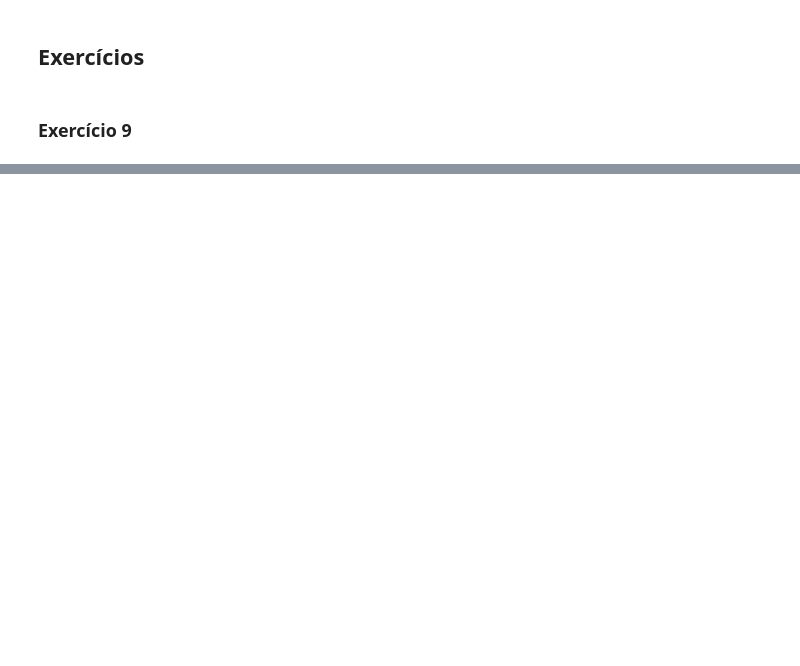
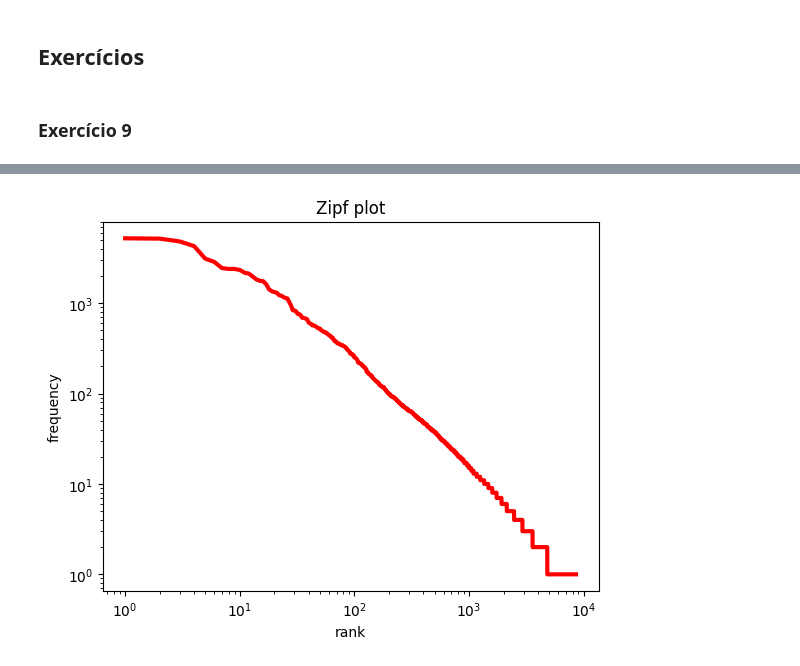
Before and after one commit to fabiodm7/dataScience, a Jupyter notebook: PenseEmPython/13.Estrutura.ipynb, the cells around one changed output, grey strips where cells are left out. Drawn from its saved outputs; the diff is of its cells as text; code cells hidden in the pictures; blank space fills up the shorter version.

```diff
--- a/PenseEmPython/13.Estrutura.ipynb
+++ b/PenseEmPython/13.Estrutura.ipynb
@@ -79,2 +338,14 @@ livro
 # %% [markdown]
 ### Exercício 6
+# %%
+def subtract(d1, d2):
+    """Returns a set of all keys that appear in d1 but not d2.
+    d1, d2: dictionaries
+    """
+    return set(d1) - set(d2)
+
+words = process_file('./words.txt')
+diff = subtract(hist,words)
+print("Words in the book that aren't in the word list:")
+for word in diff:
+    print(word,end=' ')
@@ -92,0 +446,8 @@ livro
+# %%
+filename = './emma.txt'
+n = 100
+order = 2
+
+process_file(filename, order)
+random_text(n)
+print(n)
@@ -94,3 +457,67 @@ livro
 ## Exercícios
 # %% [markdown]
 ### Exercício 9
+# %%
+import matplotlib.pyplot as plt
+
+def process_file(filename, skip_header):
+    """Makes a histogram that contains the words from a file.
+
+    filename: string
+    skip_header: boolean, whether to skip the Gutenberg header
+
+    returns: map from each word to the number of times it appears.
+    """
+    hist = {}
+    fp = open(filename)
+
+    if skip_header:
+        skip_gutenberg_header(fp)
+
+    for line in fp:
+        if line.startswith('*** END OF THIS'):
+            break
+
+        process_line(line, hist)
+
+    return hist
+
+
+def skip_gutenberg_header(fp):
+    """Reads from fp until it finds the line that ends the header.
+
+    fp: open file object
+    """
+    for line in fp:
+        if line.startswith('*** START OF THIS'):
+            break
+
+def rank_freq(hist):
+    freqs = list(hist.values())
+    freqs.sort(reverse=True)
+
+    rf = [(r+1, f) for r, f in enumerate(freqs)]
+    return rf
+
+def print_ranks(hist):
+    for r, f in rank_freq(hist):
+        print(r, f)
+
+def plot_ranks(hist, scale='log'):
+    t = rank_freq(hist)
+    rs, fs = zip(*t)
+
+    plt.clf()
+    plt.xscale(scale)
+    plt.yscale(scale)
+    plt.title('Zipf plot')
+    plt.xlabel('rank')
+    plt.ylabel('frequency')
+    plt.plot(rs, fs, 'r-', linewidth=3)
+    plt.show()
+
+hist = process_file(filename,skip_header=True)
+
+print_ranks(hist)
+plot_ranks(hist)
+# %% [output]
@@ -96,0 +541 @@ livro
+[figure, added]
```
Also changed, not shown: parts of 22 cells of this notebook, 2 other files.
